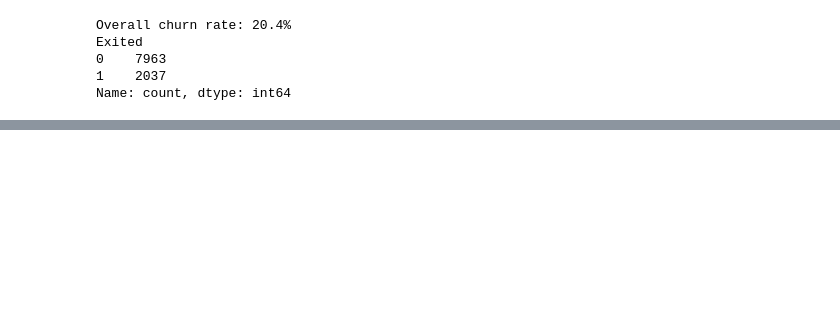
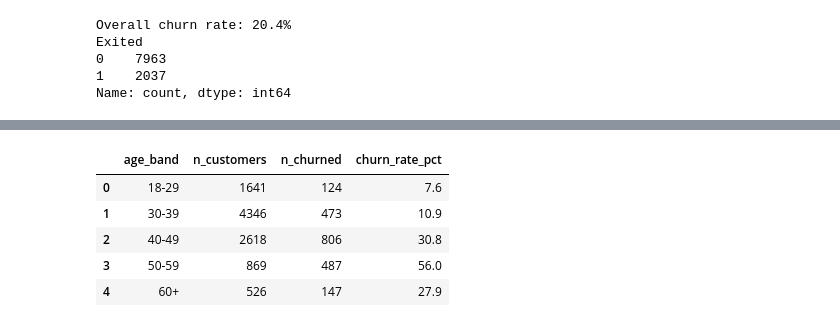
Before and after one commit to szymon-pasieka/bank-churn-analysis, a Jupyter notebook: 01_exploration.ipynb, the cells around one changed output, grey strips where cells are left out. Saved outputs shown, nothing was run; the diff lists cells and outputs as text; code cells hidden in the pictures; blank space fills up the shorter version.

```diff
--- a/01_exploration.ipynb
+++ b/01_exploration.ipynb
@@ -84,0 +92,9 @@ Name: count, dtype: int64
+# %%
+import sqlite3
+
+# In-memory SQLite DB; the connection stays alive for the rest of the notebook
+conn = sqlite3.connect(':memory:')
+df.to_sql('customers', conn, index=False, if_exists='replace')
+
+# Confirm the table loaded
+pd.read_sql_query("SELECT COUNT(*) AS n_rows FROM customers", conn)
@@ -84,0 +169,26 @@ Name: count, dtype: int64
+# %%
+query = """
+SELECT
+    CASE
+        WHEN Age < 30 THEN '18-29'
+        WHEN Age < 40 THEN '30-39'
+        WHEN Age < 50 THEN '40-49'
+        WHEN Age < 60 THEN '50-59'
+        ELSE '60+'
+    END                          AS age_band,
+    COUNT(*)                     AS n_customers,
+    SUM(Exited)                  AS n_churned,
+    ROUND(AVG(Exited) * 100, 1)  AS churn_rate_pct
+FROM customers
+GROUP BY age_band
+ORDER BY MIN(Age)
+"""
+age_churn = pd.read_sql_query(query, conn)
+age_churn
+# %% [output]
+|  | age_band | n_customers | n_churned | churn_rate_pct |
+| 0 | 18-29 | 1641 | 124 | 7.6 |
+| 1 | 30-39 | 4346 | 473 | 10.9 |
+| 2 | 40-49 | 2618 | 806 | 30.8 |
+| 3 | 50-59 | 869 | 487 | 56.0 |
+| 4 | 60+ | 526 | 147 | 27.9 |
```
Also changed, not shown: parts of 9 cells of this notebook.
